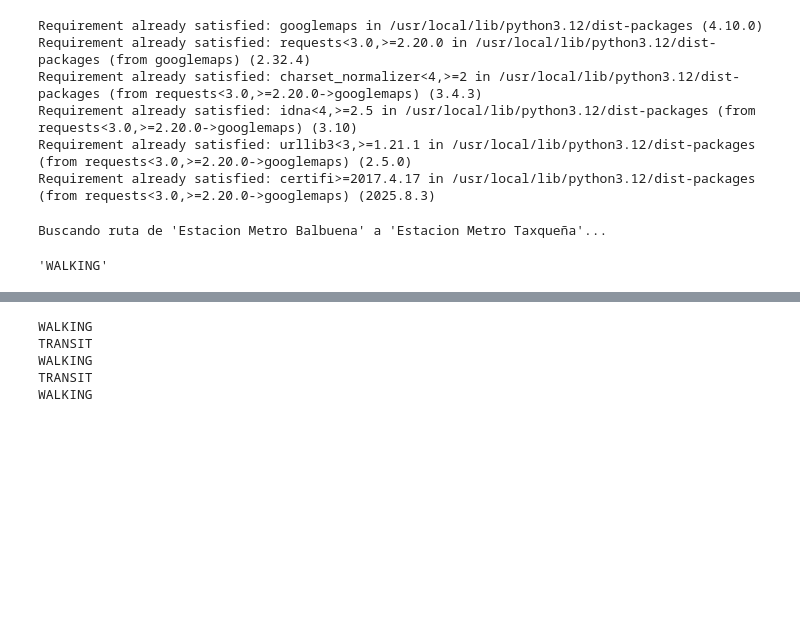
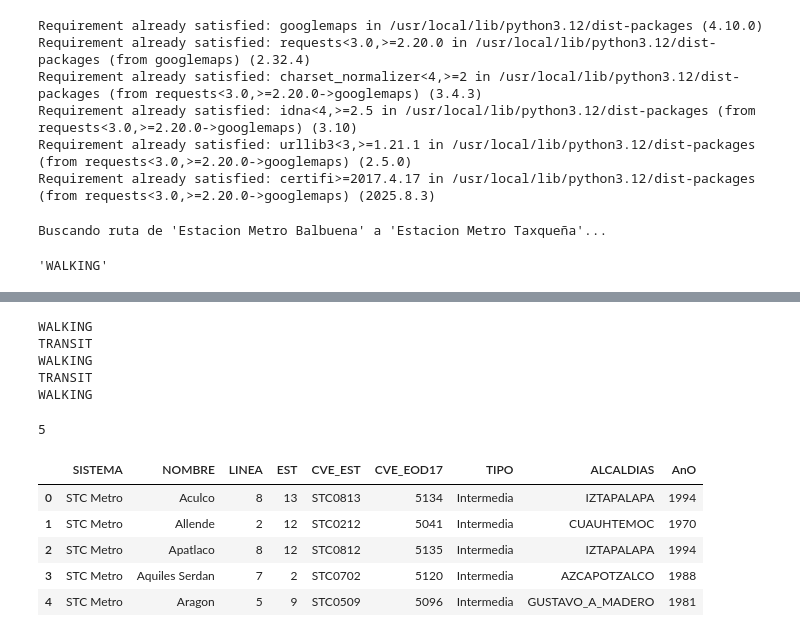
Before and after one commit to Eduardo-42/STC, a Jupyter notebook: STC.ipynb, the cells around one changed output, grey strips where cells are left out. Drawn from its saved outputs; the diff is of its cells as text; code cells hidden in the pictures; blank space fills up the shorter version.

```diff
--- a/STC.ipynb
+++ b/STC.ipynb
@@ -186,12 +186,36 @@ steps[1]
   'num_stops': 5,
   'trip_short_name': 'Línea 1 to Observatorio'},
  'travel_mode': 'TRANSIT'}
-# %%
-for step in steps:
-  travelMode = step['travel_mode']
-# %% [output]
-WALKING
-TRANSIT
-WALKING
-TRANSIT
-WALKING
+# %%
+for step in steps:
+  travelMode = step['travel_mode']
+  if travelMode == 'TRANSIT':
+    lineSTC: step['transit_details']['line']['short_name']
+    strartStation = step['transit_details']['departure_stop']['name']
+    endStation = step['transit_details']['arrival_stop']['name']
+    numberStops = step['transit_details']['num_stops']
+
+  else:
+    pass
+  print(travelMode)
+# %% [output]
+WALKING
+TRANSIT
+WALKING
+TRANSIT
+WALKING
+# %%
+steps[1]['transit_details']['num_stops']
+# %% [output]
+5
+# %%
+dfStcStops = pd.read_csv("/content/AlcaldiasSTC.csv")
+# %%
+dfStcStops.head(5)
+# %% [output]
+|  | SISTEMA | NOMBRE | LINEA | EST | CVE_EST | CVE_EOD17 | TIPO | ALCALDIAS | AnO |
+| 0 | STC Metro | Aculco | 8 | 13 | STC0813 | 5134 | Intermedia | IZTAPALAPA | 1994 |
+| 1 | STC Metro | Allende | 2 | 12 | STC0212 | 5041 | Intermedia | CUAUHTEMOC | 1970 |
+| 2 | STC Metro | Apatlaco | 8 | 12 | STC0812 | 5135 | Intermedia | IZTAPALAPA | 1994 |
+| 3 | STC Metro | Aquiles Serdan | 7 | 2 | STC0702 | 5120 | Intermedia | AZCAPOTZALCO | 1988 |
+| 4 | STC Metro | Aragon | 5 | 9 | STC0509 | 5096 | Intermedia | GUSTAVO_A_MADERO | 1981 |
```
Also changed, not shown: parts of 6 cells of this notebook.
